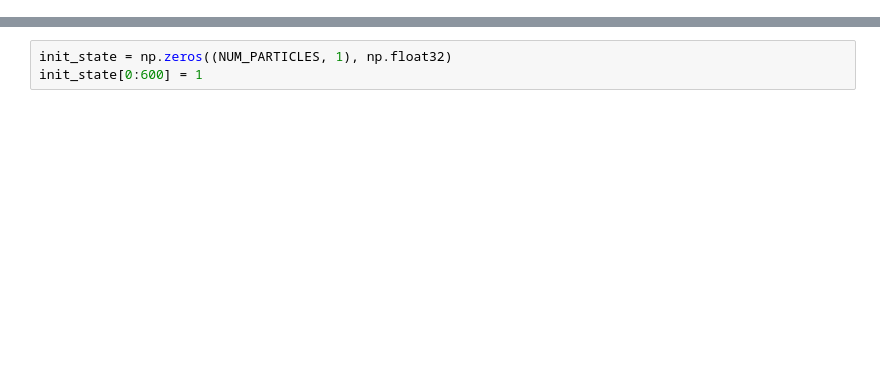
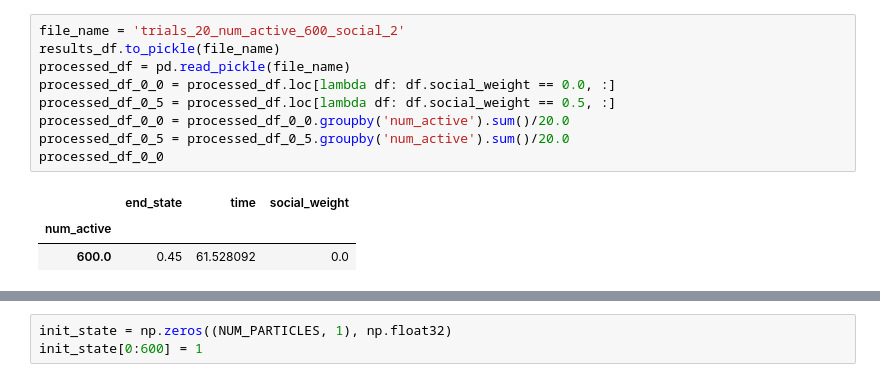
Before and after one commit to benkoger/GPU_zonal_schooling_simulation, a Jupyter notebook: GPU_schooling_bruteforce_infection.ipynb, the cells around one changed output, grey strips where cells are left out. Cells and saved outputs as stored; diff of their text form; blank space fills up the shorter version.

```diff
--- a/GPU_schooling_bruteforce_infection.ipynb
+++ b/GPU_schooling_bruteforce_infection.ipynb
@@ -206,0 +336,13 @@ if PeriodicBoundary:
+# %%
+file_name = 'trials_20_num_active_600_social_2'
+results_df.to_pickle(file_name)
+processed_df = pd.read_pickle(file_name)
+processed_df_0_0 = processed_df.loc[lambda df: df.social_weight == 0.0, :]
+processed_df_0_5 = processed_df.loc[lambda df: df.social_weight == 0.5, :]
+processed_df_0_0 = processed_df_0_0.groupby('num_active').sum()/20.0
+processed_df_0_5 = processed_df_0_5.groupby('num_active').sum()/20.0
+processed_df_0_0
+# %% [output]
+|  | end_state | time | social_weight |
+| num_active |  |  |  |
+| 600.0 | 0.45 | 61.528092 | 0.0 |
```
Also changed, not shown: parts of 14 cells of this notebook.
